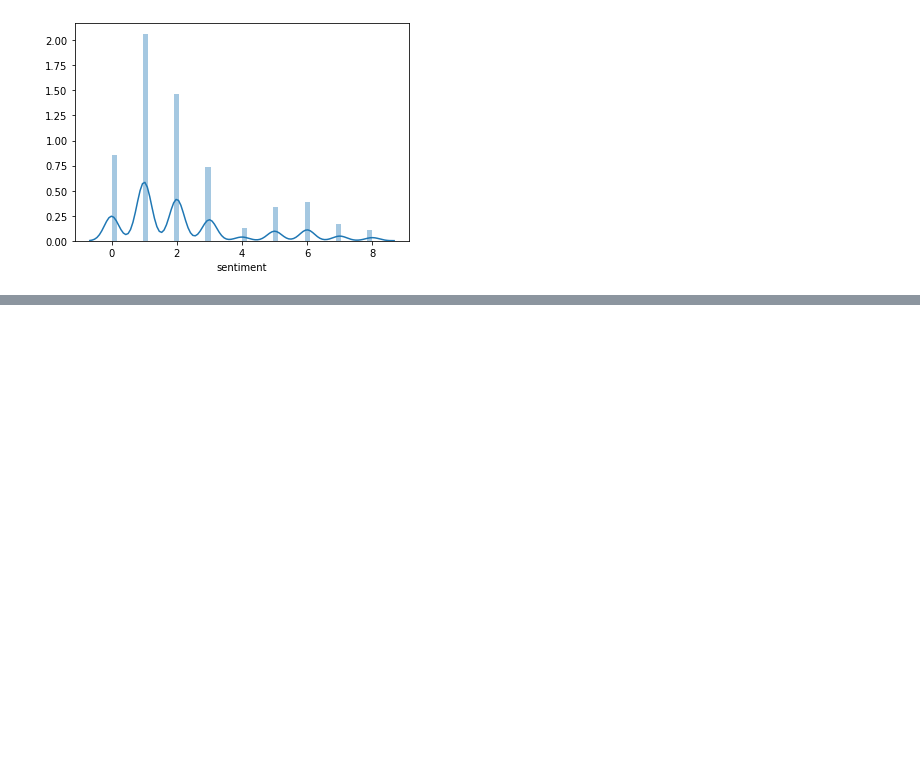
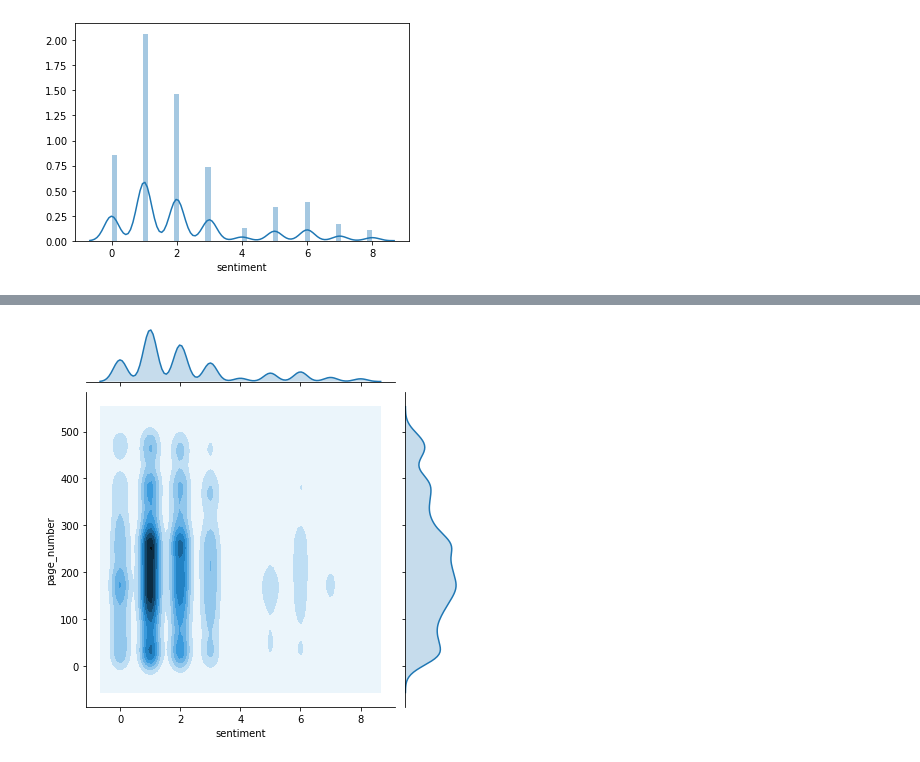
Before and after one commit to UNCG-CSE/Budget_Text_Analysis, a Jupyter notebook: src/EmotionAnalysis/Statistics.ipynb, the cells around one changed output, grey strips where cells are left out. Cells and saved outputs as stored; diff of their text form; code cells hidden in the pictures; blank space fills up the shorter version.

Commit message:
Sentiment Dist over the pages

```diff
--- a/src/EmotionAnalysis/Statistics.ipynb
+++ b/src/EmotionAnalysis/Statistics.ipynb
@@ -128,0 +111,4 @@ sns.distplot(GCE['sentiment'])
+# %%
+sns.jointplot(x="sentiment", y="page_number", data=GCE, kind="kde");
+# %% [output]
+[figure, added]
```
Also changed, not shown: parts of 7 cells of this notebook.
